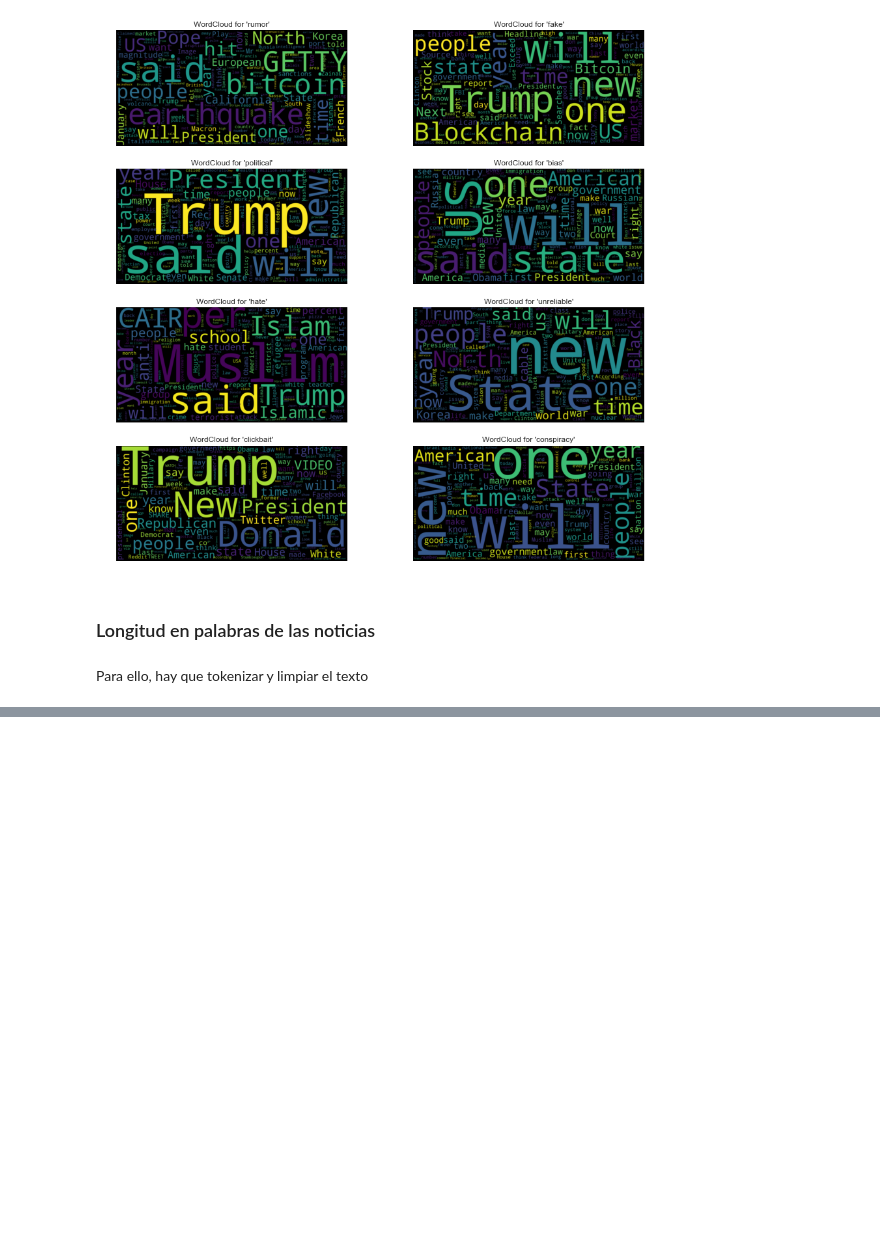
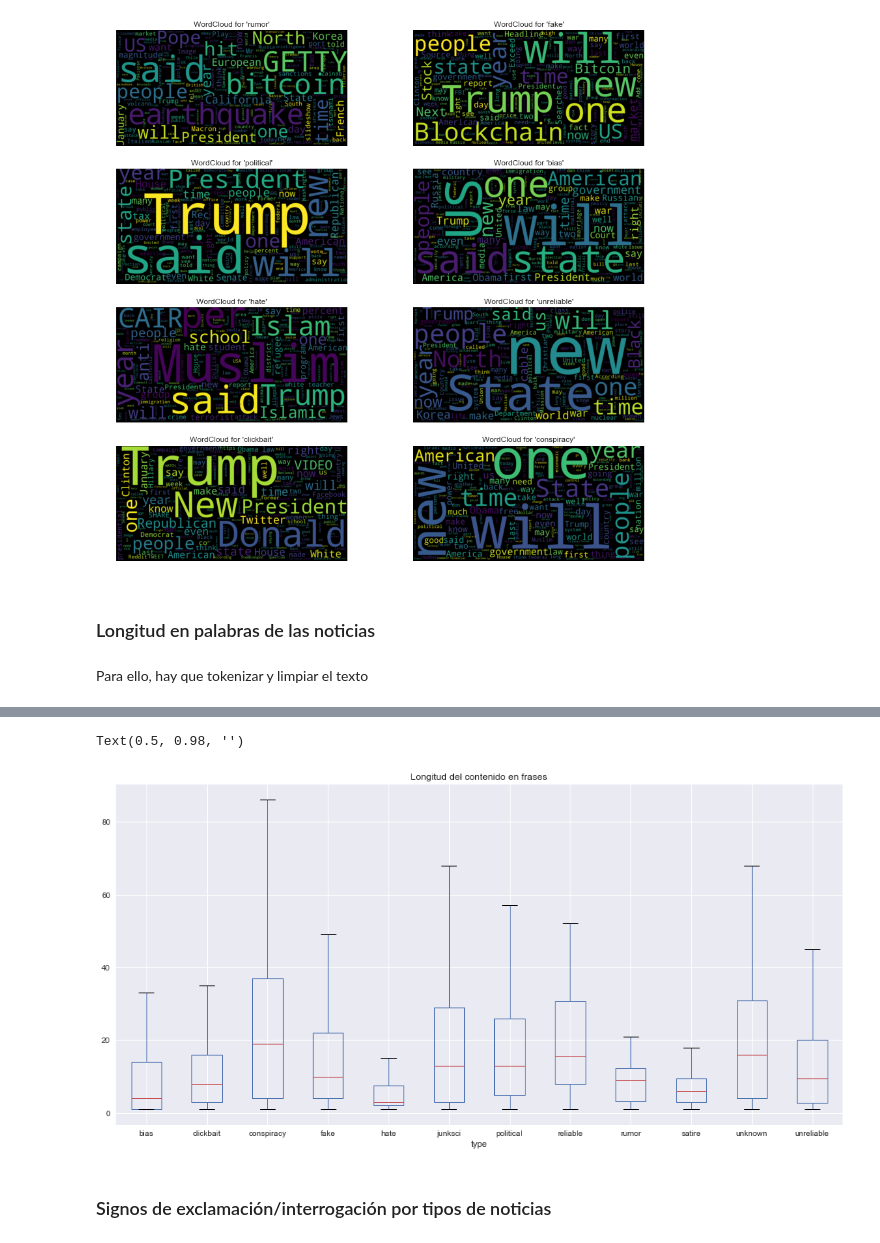
Before and after one commit to AIRLegend/fakenews, a Jupyter notebook: notebooks/Data_analysis.ipynb, the cells around one changed output, grey strips where cells are left out. Drawn from its saved outputs; the diff is of its cells as text; code cells hidden in the pictures; blank space fills up the shorter version.

```diff
--- a/notebooks/Data_analysis.ipynb
+++ b/notebooks/Data_analysis.ipynb
@@ -238,0 +241,2 @@ news.boxplot(column=['len_content'], by='type', ax=ax, showfliers=False)
+# %%
+news = news.drop(["clean_content", "clean_title","len_content"], axis=1)
@@ -238,0 +245,12 @@ news.boxplot(column=['len_content'], by='type', ax=ax, showfliers=False)
+# %%
+news['len_content'] = news.swifter.apply(lambda row: len(row['content'].split(". ")), axis=1)
+# %%
+fig, ax = plt.subplots(1,1, figsize=(16,8))
+news.boxplot(column=['len_content'], by='type', ax=ax, showfliers=False)
+plt.title("Longitud del contenido en frases")
+plt.suptitle("")
+# %% [output]
+Text(0.5, 0.98, '')
+[figure, added]
+# %% [markdown]
+### Signos de exclamación/interrogación por tipos de noticias
```
Also changed, not shown: parts of 5 cells of this notebook, 3 other files.
